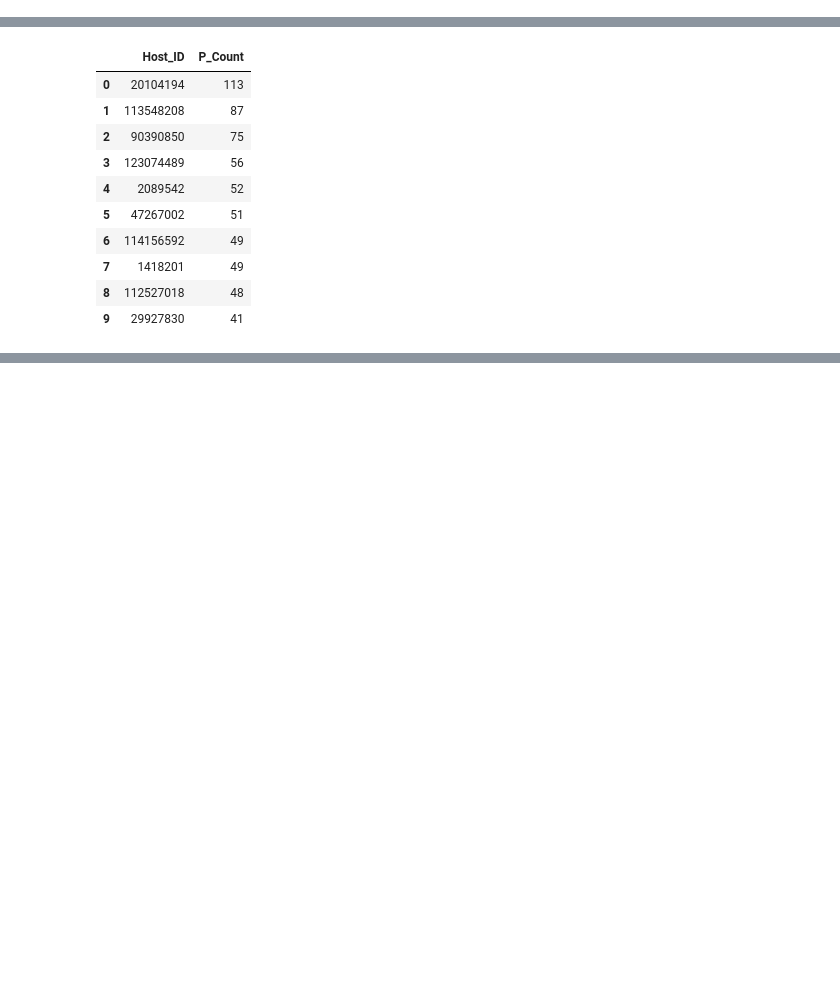
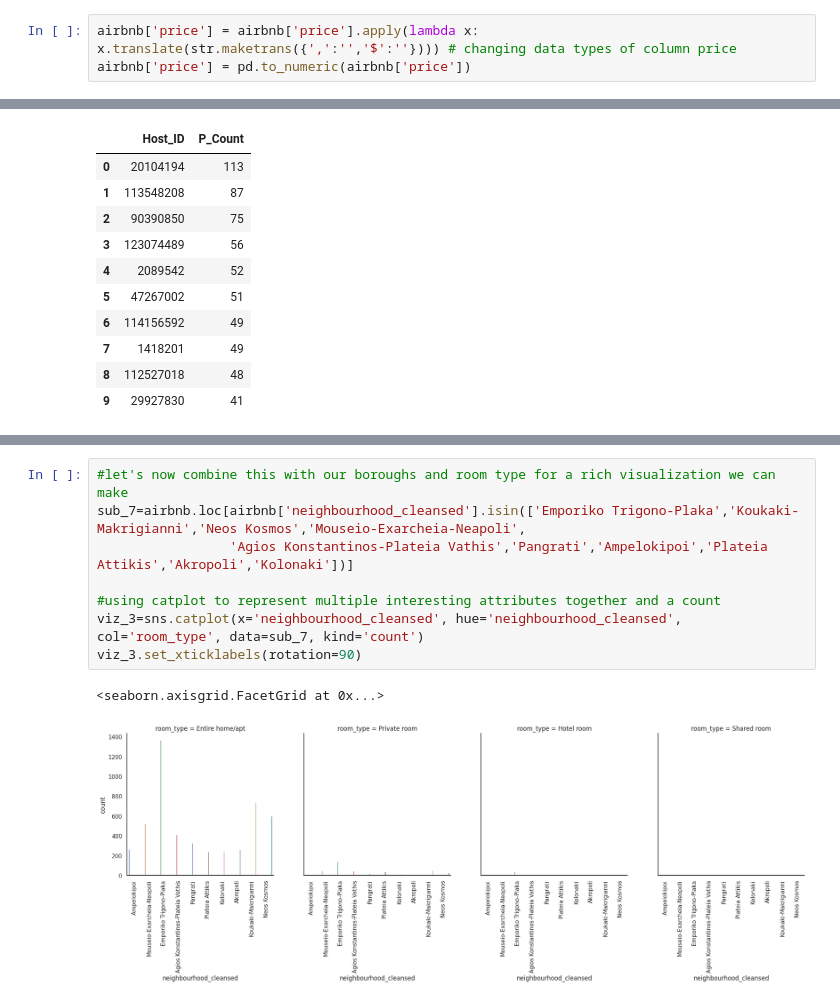
Before and after one commit to kostistzim/Airbnb-Athens-Data-Analysis, a Jupyter notebook: AirBnb_Athens_DataAnalysis.ipynb, the cells around one changed output, grey strips where cells are left out. Saved outputs shown, nothing was run; the diff lists cells and outputs as text; blank space fills up the shorter version.

```diff
--- a/AirBnb_Athens_DataAnalysis.ipynb
+++ b/AirBnb_Athens_DataAnalysis.ipynb
@@ -373,3 +354,6 @@ plt.show()
+# %%
+airbnb['price'] = airbnb['price'].apply(lambda x: x.translate(str.maketrans({',':'','$':''}))) # changing data types of column price
+airbnb['price'] = pd.to_numeric(airbnb['price'])
 # %%
 #examining the unique values of room_type as this column will appear very handy for later analysis
 airbnb.room_type.unique()
@@ -436,0 +509,11 @@ viz_1.set_xticklabels(viz_1.get_xticklabels(), rotation=45)
+# %%
+#let's now combine this with our boroughs and room type for a rich visualization we can make
+sub_7=airbnb.loc[airbnb['neighbourhood_cleansed'].isin(['Emporiko Trigono-Plaka','Koukaki-Makrigianni','Neos Kosmos','Mouseio-Exarcheia-Neapoli',
+                 'Agios Konstantinos-Plateia Vathis','Pangrati','Ampelokipoi','Plateia Attikis','Akropoli','Kolonaki'])]
+
+#using catplot to represent multiple interesting attributes together and a count
+viz_3=sns.catplot(x='neighbourhood_cleansed', hue='neighbourhood_cleansed', col='room_type', data=sub_7, kind='count')
+viz_3.set_xticklabels(rotation=90)
+# %% [output]
+<seaborn.axisgrid.FacetGrid at 0x...>
+[figure, added]
```
Also changed, not shown: parts of 12 cells of this notebook.
